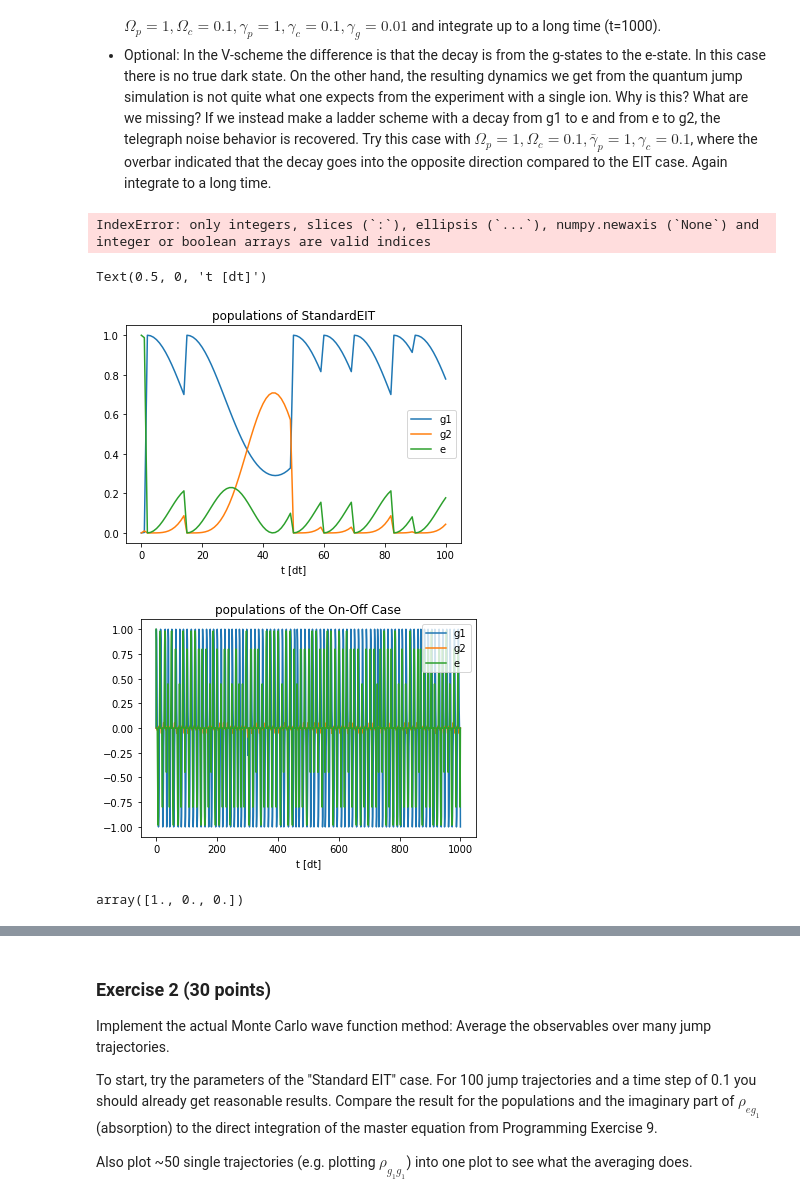
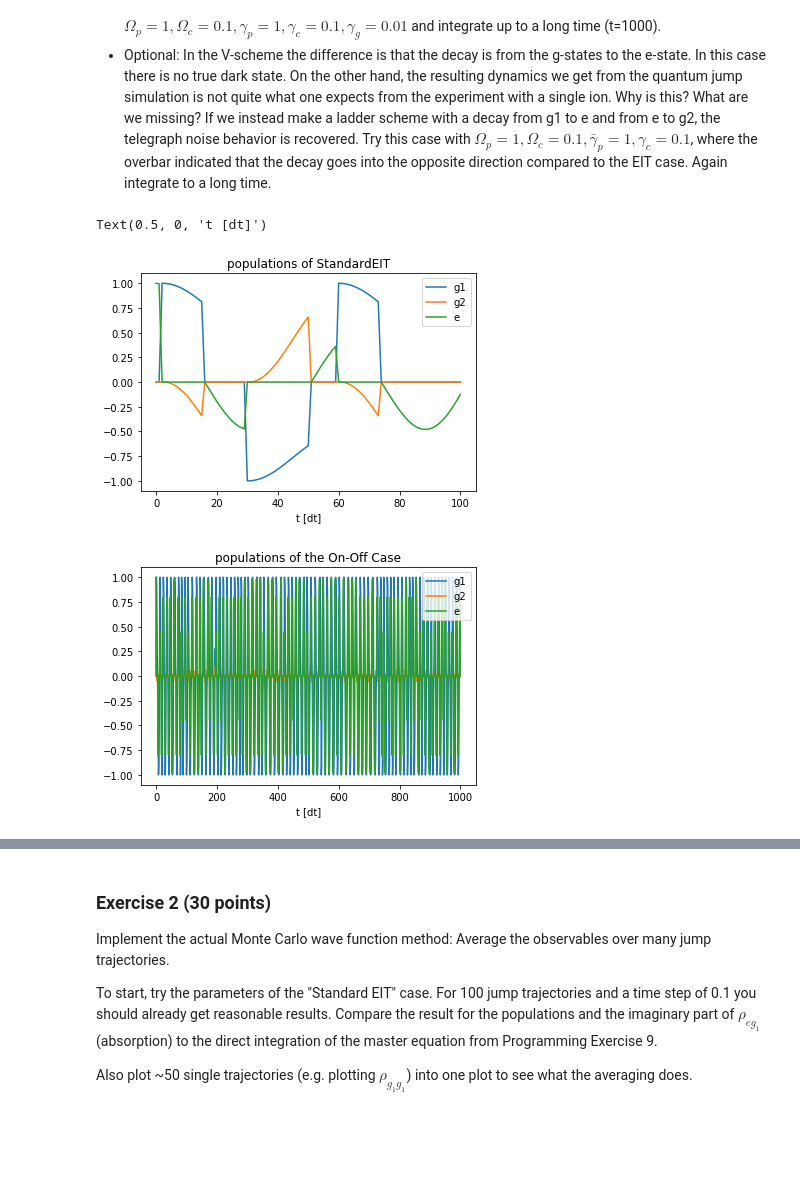
Before and after one commit to ml4cdeca/ComputationalQuantumDynamics, a Jupyter notebook: blatt10/exercise10.ipynb, the cells around one changed output, grey strips where cells are left out. Cells and saved outputs as stored; diff of their text form; code cells hidden in the pictures; blank space fills up the shorter version.

```diff
--- a/blatt10/exercise10.ipynb
+++ b/blatt10/exercise10.ipynb
@@ -137,32 +106,22 @@ DeltaC = 0
 
 
 StandardEIT=algorithm(e,buildH(omeP,omeC,DeltaC,DeltaP),jump_op(gammaP,gammaC,gammaG),10,.1)
-seit,_=singleMCWF(np.arange(0, 10, 0.1),e,jump_op(gammaP,gammaC,gammaG),buildH(omeP,omeC,DeltaC,DeltaP))
 #On-off case
 omeC,gammaP,gammaC,gammaG=.1,1,.1,.01
 onOffCase=algorithm(e,buildH(omeP,omeC,DeltaC,DeltaP),jump_op(gammaP,gammaC,gammaG),1000,1)
-# %% [output]
-IndexError: only integers, slices (`:`), ellipsis (`...`), numpy.newaxis (`None`) and integer or boolean arrays are valid indices
 # %%
 #eit
-lines=plt.plot(np.square(np.abs(StandardEIT)))
+lines=plt.plot(np.real(StandardEIT))
 plt.legend(lines,['g1','g2','e'])
 plt.title('populations of StandardEIT')
 plt.xlabel('t [dt]')
 #onoff
 plt.figure()
 lines=plt.plot(np.real(onOffCase))
 plt.legend(lines,['g1','g2','e'])
 plt.title('populations of the On-Off Case')
 plt.xlabel('t [dt]')
 # %% [output]
 Text(0.5, 0, 't [dt]')
-[figure, old version]
+[figure, new version]
-[figure, old version]
+[figure, new version]
-# %%
-ps=jump(e,0,[.5,0,0],jump_op(gammaP,gammaC,gammaG),.1)
-x=[]
-x.append(ps/np.linalg.norm(ps))
-x[0]
-# %% [output]
-array([1., 0., 0.])
```
Also changed, not shown: parts of 3 cells of this notebook.
